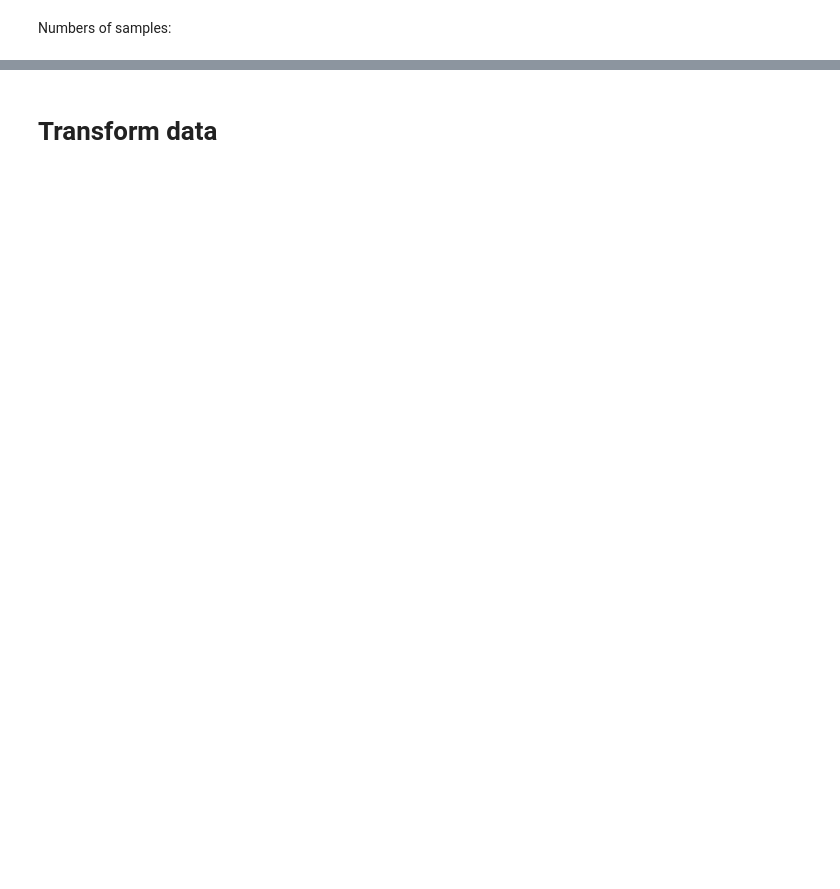
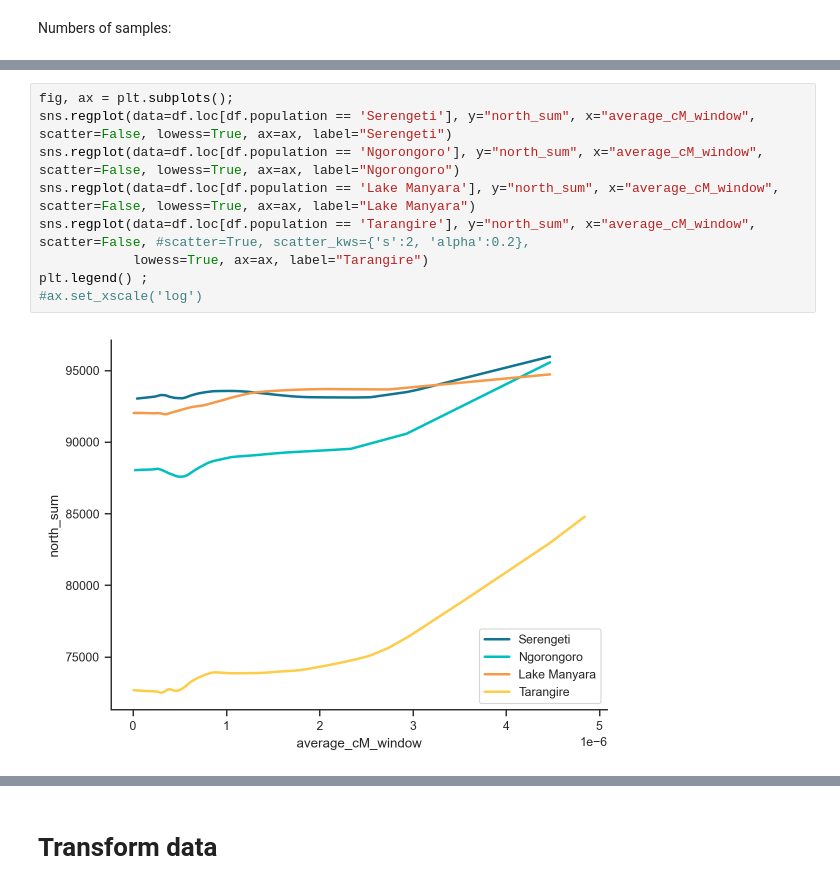
Before and after one commit to kaspermunch/pymc, a Jupyter notebook: notebooks/baboon_hierachical.ipynb, the cells around one changed output, grey strips where cells are left out. Drawn from its saved outputs; the diff is of its cells as text; blank space fills up the shorter version.

```diff
--- a/notebooks/baboon_hierachical.ipynb
+++ b/notebooks/baboon_hierachical.ipynb
@@ -188,0 +265,11 @@ sns.lmplot(data=data.loc[data.north_sum > 60000], x="north_sum", y="diversity",
+# %%
+fig, ax = plt.subplots();
+sns.regplot(data=df.loc[df.population == 'Serengeti'], y="north_sum", x="average_cM_window", scatter=False, lowess=True, ax=ax, label="Serengeti")
+sns.regplot(data=df.loc[df.population == 'Ngorongoro'], y="north_sum", x="average_cM_window", scatter=False, lowess=True, ax=ax, label="Ngorongoro")
+sns.regplot(data=df.loc[df.population == 'Lake Manyara'], y="north_sum", x="average_cM_window", scatter=False, lowess=True, ax=ax, label="Lake Manyara")
+sns.regplot(data=df.loc[df.population == 'Tarangire'], y="north_sum", x="average_cM_window", scatter=False, #scatter=True, scatter_kws={'s':2, 'alpha':0.2},
+            lowess=True, ax=ax, label="Tarangire")
+plt.legend() ;
+#ax.set_xscale('log')
+# %% [output]
+[figure, added]
```
Also changed, not shown: parts of 78 cells of this notebook, 2 other files.
